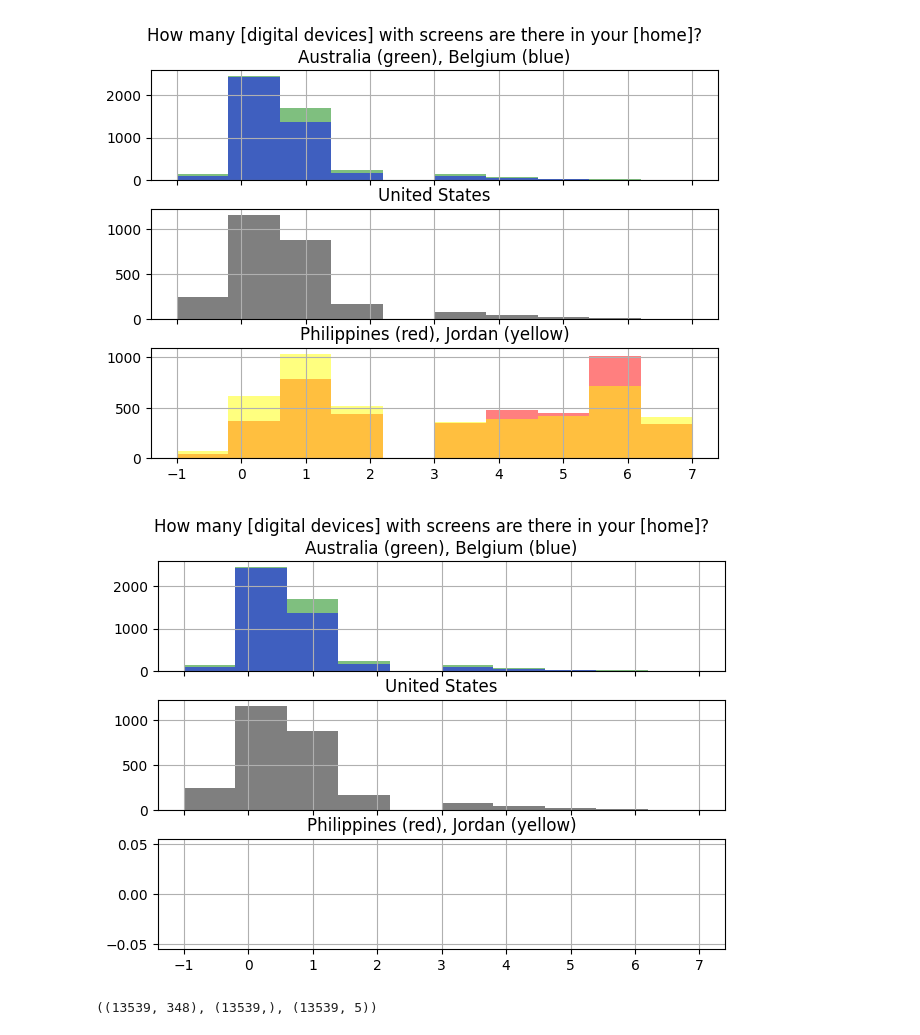
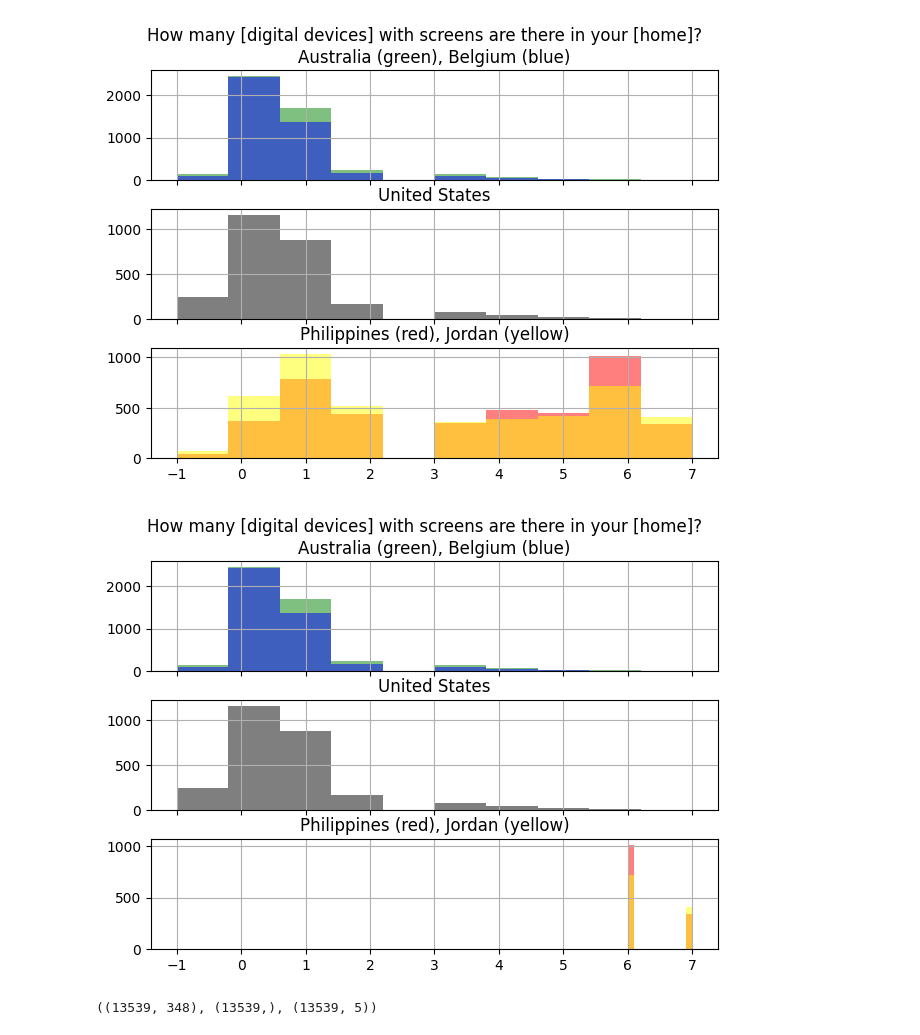
Before and after one commit to GatiAher/pisa_oecd_analysis, a Jupyter notebook: notebooks/anchor_regression.ipynb, the cells around one changed output. Drawn from its saved outputs; the diff is of its cells as text; code cells hidden in the pictures.

```diff
--- a/notebooks/anchor_regression.ipynb
+++ b/notebooks/anchor_regression.ipynb
@@ -38,7 +38,7 @@ coefs_LASSO
 | WVARSTRR | -0.000000 |
 1062 rows × 1 columns
 # %%
-def get_dataset(mode='train', prop=0.5):
+def get_dataset(mode='train'):
     X = pd.read_csv(f'../cleaned_data/X_{mode}.csv', header=0, index_col=0)
     y = pd.read_csv(f'../cleaned_data/y_{mode}.csv', header=None, index_col=None).values.ravel()
 
@@ -93,16 +93,17 @@ plot_question_hist(X_train, A_train)
 # %% [output]
 [figure]
 # %%
-# mask = ((A_train["CNTRYID_57"] == 1) | (A_train["CNTRYID_36"] == 1)) & (X_train[question] < 3)
-# mask = ((A_train["CNTRYID_57"] == 1) | (A_train["CNTRYID_36"] == 1)) & (X_train[question] < 6)
-mask = ((A_train["CNTRYID_57"] == 1) | (A_train["CNTRYID_36"] == 1))
-
-X_train = X_train[~mask]
-y_train = y_train[~mask]
-A_train = A_train[~mask]
-plot_question_hist(X_train, A_train)
+question = "ST253Q01JA"
+mask_mode1 = ((A_train["CNTRYID_57"] == 1) | (A_train["CNTRYID_36"] == 1)) & (X_train[question] < 3)
+mask_mode2 = ((A_train["CNTRYID_57"] == 1) | (A_train["CNTRYID_36"] == 1)) & (X_train[question] >= 3)
+mask_tail1 = ((A_train["CNTRYID_57"] == 1) | (A_train["CNTRYID_36"] == 1)) & (X_train[question] < 6)
+mask_tail2 = ((A_train["CNTRYID_57"] == 1) | (A_train["CNTRYID_36"] == 1)) & (X_train[question] > 0)
+mask_usausbel = ((A_train["CNTRYID_57"] == 1) | (A_train["CNTRYID_36"] == 1))
-# %% [output]
-[figure, removed]
+# %%
+mask = mask_tail1
+plot_question_hist(X_train[~mask], A_train[~mask])
+# %% [output]
+[figure, added]
 # %%
 X_test, y_test, A_test = get_dataset(mode='val')
 X_test.shape, y_test.shape, A_test.shape
```
Also changed, not shown: parts of 12 cells of this notebook.
